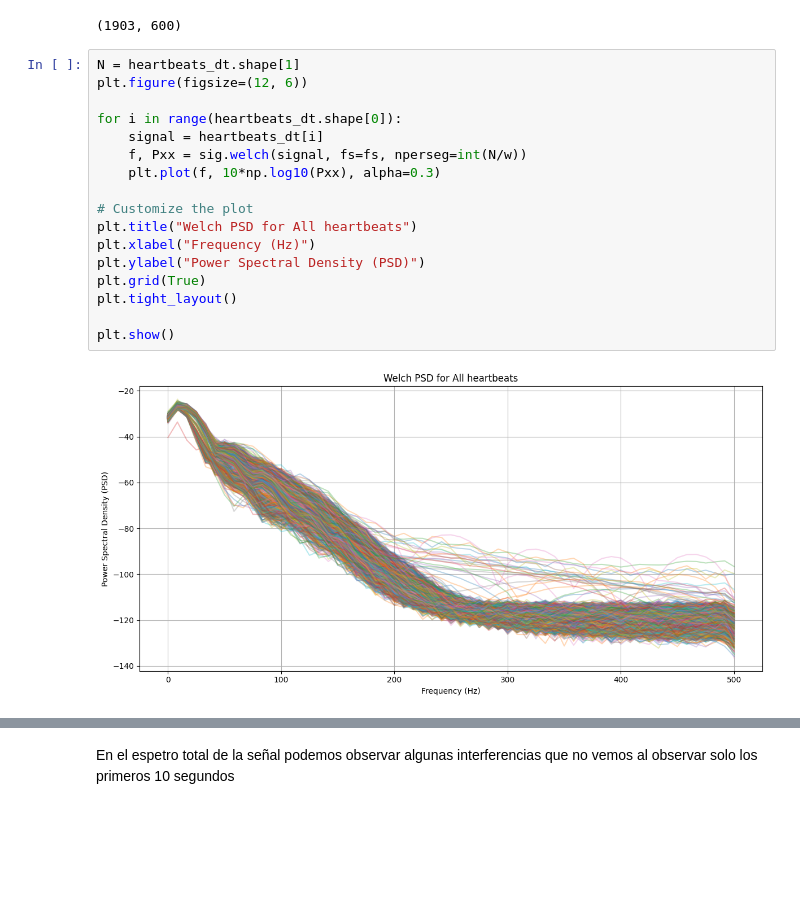
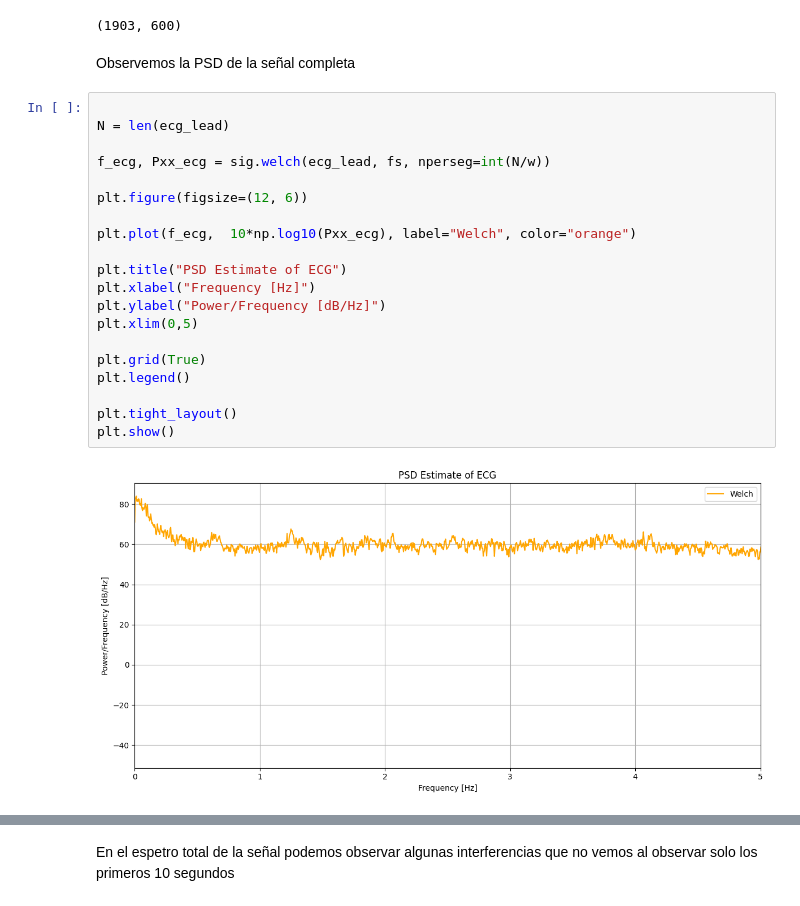
Before and after one commit to joacocibeira/PDS, a Jupyter notebook: tp_08/tp_08.ipynb, the cells around one changed output, grey strips where cells are left out. Cells and saved outputs as stored; diff of their text form; blank space fills up the shorter version.

```diff
--- a/tp_08/tp_08.ipynb
+++ b/tp_08/tp_08.ipynb
@@ -89,22 +230,27 @@ heartbeats_dt = np.array(heartbeats_dt)
 heartbeats_dt.shape
 # %% [output]
 (1903, 600)
+# %% [markdown]
+Observemos la PSD de la señal completa
 # %%
-N = heartbeats_dt.shape[1]
+
+N = len(ecg_lead)
+
+f_ecg, Pxx_ecg = sig.welch(ecg_lead, fs, nperseg=int(N/w))
+
 plt.figure(figsize=(12, 6))
 
-for i in range(heartbeats_dt.shape[0]):
-    signal = heartbeats_dt[i]
-    f, Pxx = sig.welch(signal, fs=fs, nperseg=int(N/w))
-    plt.plot(f, 10*np.log10(Pxx), alpha=0.3)
+plt.plot(f_ecg,  10*np.log10(Pxx_ecg), label="Welch", color="orange")
 
-# Customize the plot
-plt.title("Welch PSD for All heartbeats")
-plt.xlabel("Frequency (Hz)")
-plt.ylabel("Power Spectral Density (PSD)")
+plt.title("PSD Estimate of ECG")
+plt.xlabel("Frequency [Hz]")
+plt.ylabel("Power/Frequency [dB/Hz]")
+plt.xlim(0,5)
+
 plt.grid(True)
+plt.legend()
+
 plt.tight_layout()
-
 plt.show()
 # %% [output]
-[figure, old version]
+[figure, new version]
```
Also changed, not shown: parts of 21 cells of this notebook, 4 other files.
